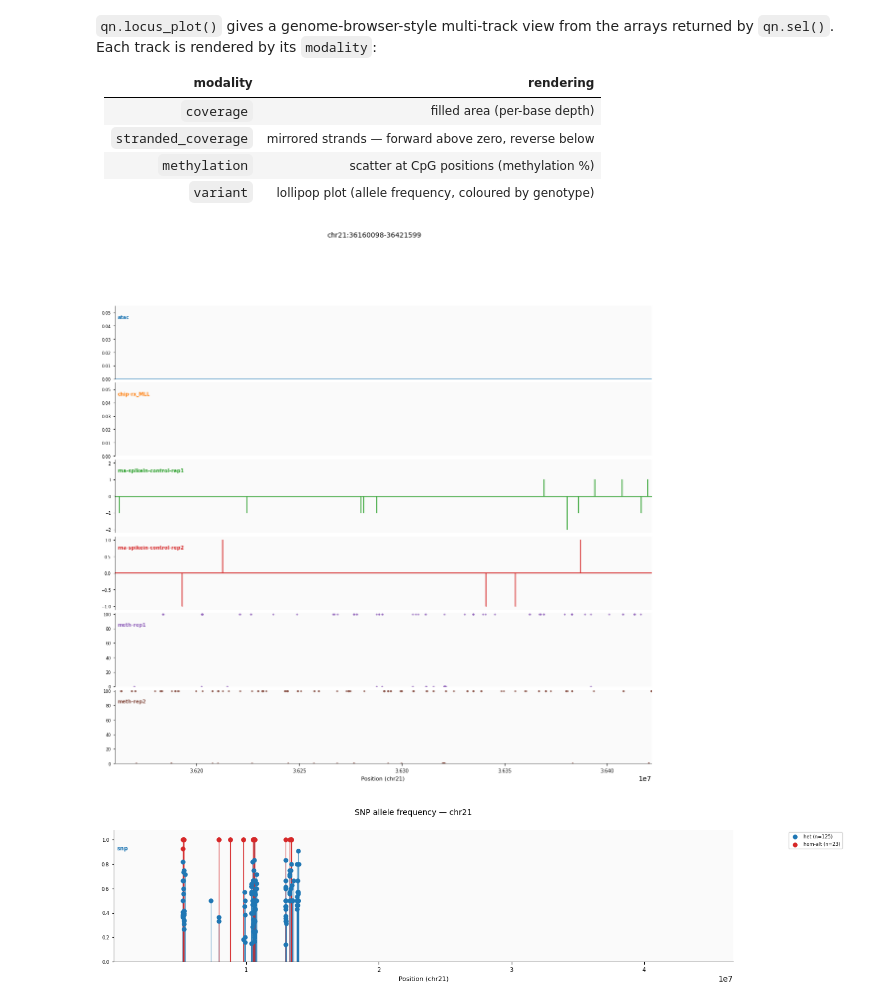
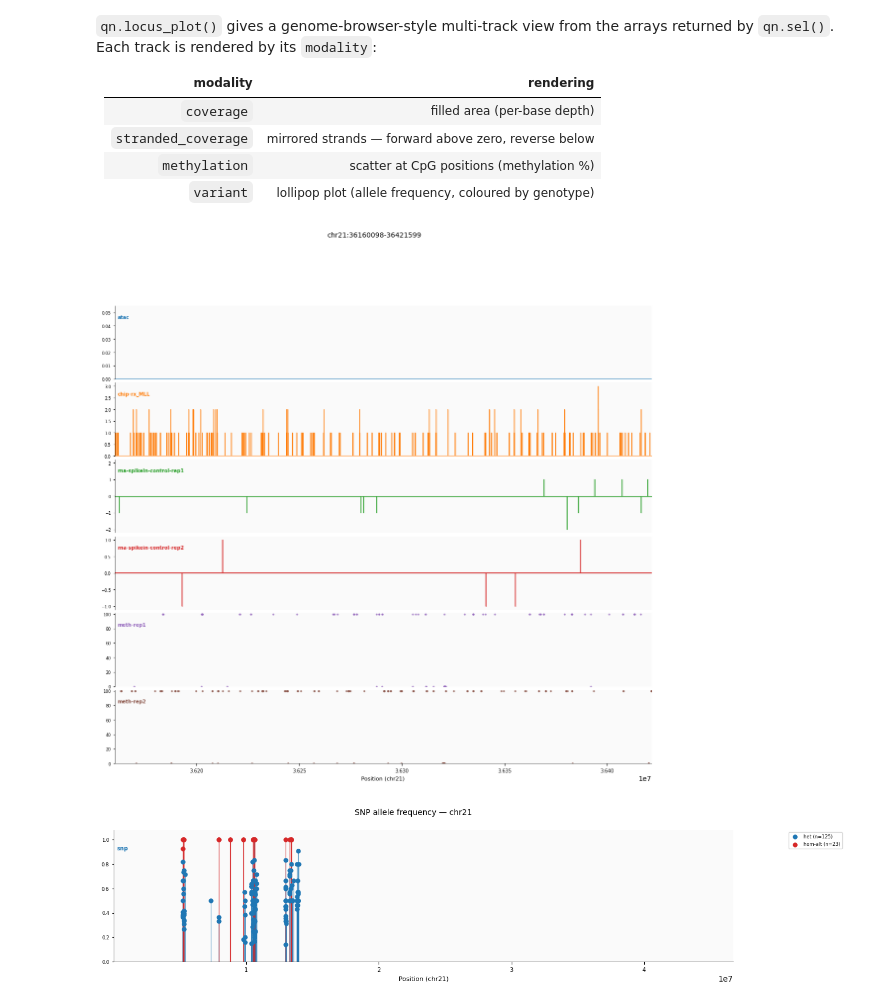
Before and after one commit to Milne-Group/QuantNado, a Jupyter notebook: example/example_dataset.ipynb, the cells around one changed output. Saved outputs shown, nothing was run; the diff lists cells and outputs as text; code cells hidden in the pictures.

```diff
--- a/example/example_dataset.ipynb
+++ b/example/example_dataset.ipynb
@@ -503,35 +503,35 @@ plt.tight_layout()
 # %%
 LOCUS = GENE_LOCUS
 region = qn.sel(chrom=GENE_CHROM, start=GENE_START, end=GENE_END)
 
 qn.locus_plot(
     locus=LOCUS,
     sample_names=[
         "atac",
         "chip-rx_MLL",
         "rna-spikein-control-rep1",
         "rna-spikein-control-rep2",
         "meth-rep1",
         "meth-rep2",
     ],
     modality=[
         "coverage",
         "coverage",
         "stranded_coverage",
         "stranded_coverage",
         "methylation",
         "methylation",
     ],
-    coverage=region["atac"],
+    coverage=region["coverage"],
     coverage_fwd=region["rna_fwd"],
     coverage_rev=region["rna_rev"],
     methylation=region["methyl_pct"],
     figsize=(14, 12),
     title=LOCUS,
 )
 plt.tight_layout()
 # %% [output]
-[figure, old version]
+[figure, new version]
 # %%
 # Variant lollipop track
 chr21_variants = qn.sel(chrom="chr21", start=1, end=46_709_983, assay="SNP")
```
